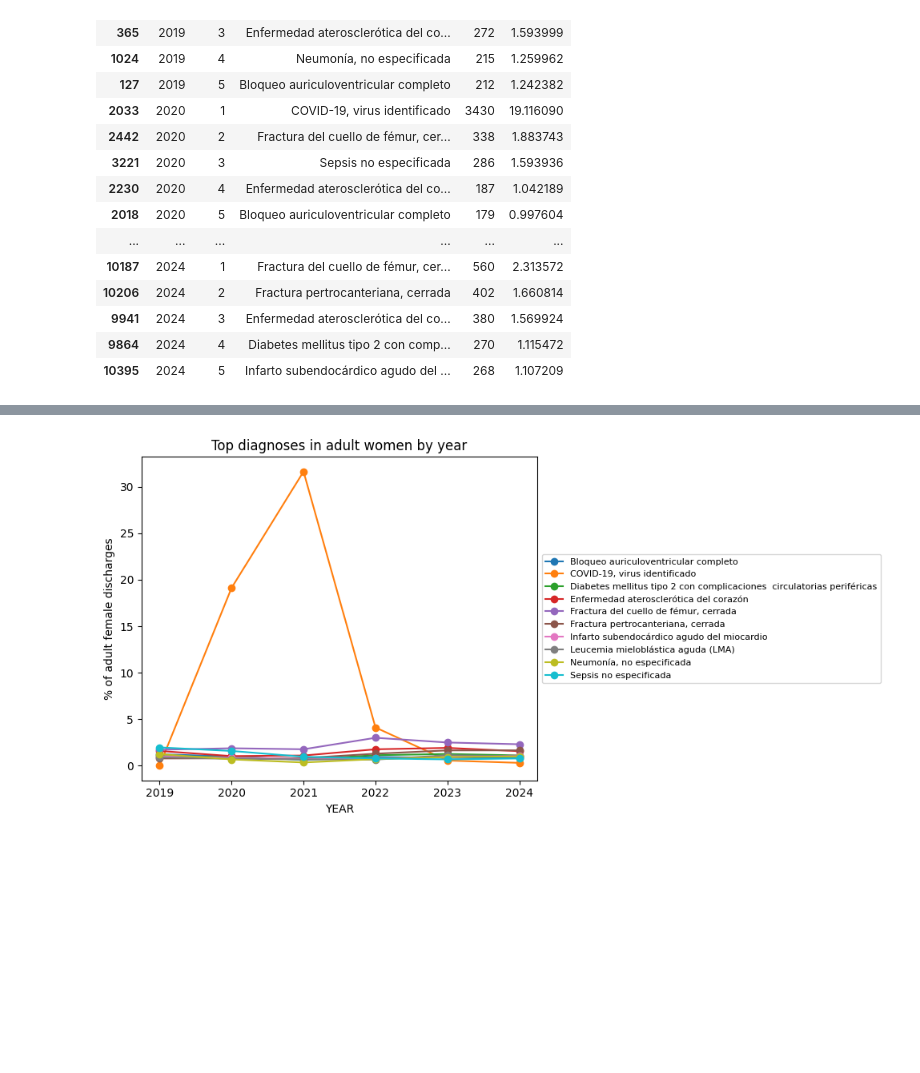
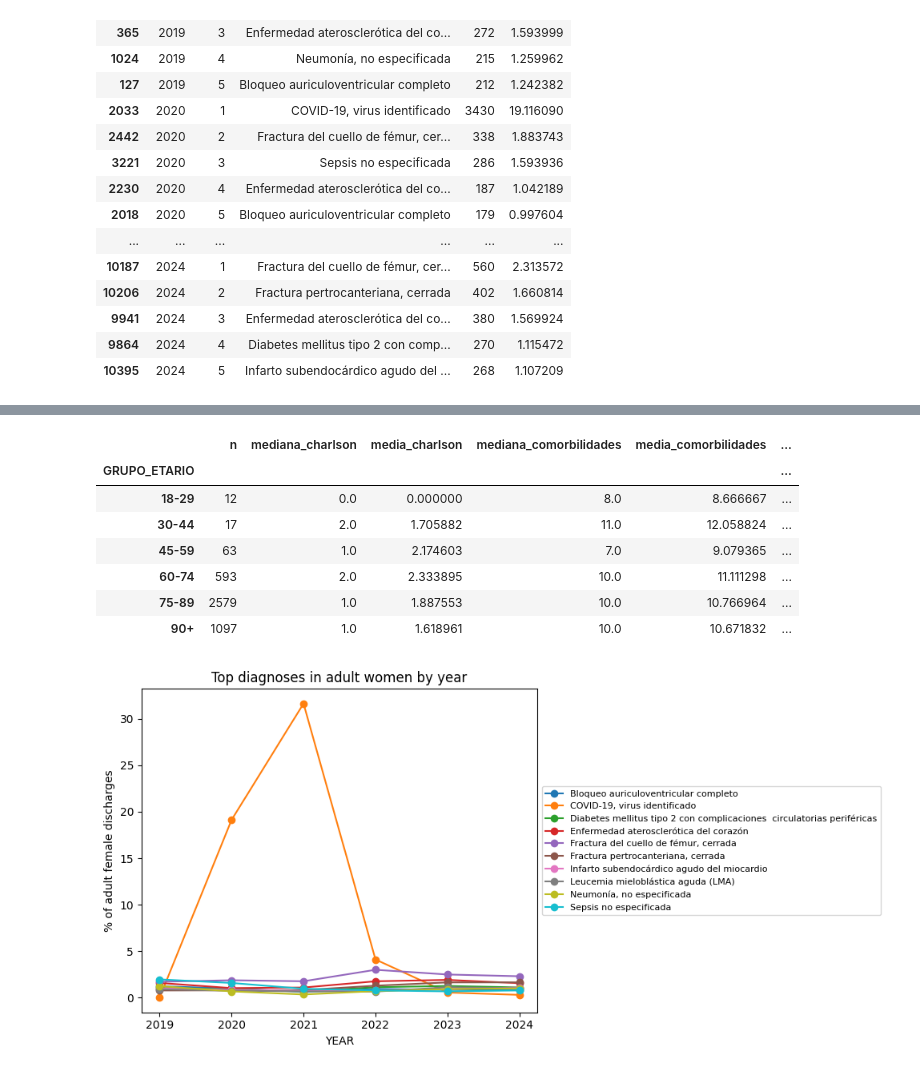
Before and after one commit to pbj-glitch/BusinessIntelligence, a Jupyter notebook: c1MariaLukas.ipynb, the cells around one changed output, grey strips where cells are left out. Saved outputs shown, nothing was run; the diff lists cells and outputs as text; code cells hidden in the pictures; blank space fills up the shorter version.

Commit message:
Analisis mas especifico y comorbilidad de charlson

```diff
--- a/c1MariaLukas.ipynb
+++ b/c1MariaLukas.ipynb
@@ -279,3 +279,14 @@ top5[['YEAR', 'rank', 'DESCRIPCION', 'n', 'pct']]
 | 9941 | 2024 | 3 | Enfermedad aterosclerótica del co... | 380 | 1.569924 |
 | 9864 | 2024 | 4 | Diabetes mellitus tipo 2 con comp... | 270 | 1.115472 |
 | 10395 | 2024 | 5 | Infarto subendocárdico agudo del ... | 268 | 1.107209 |
+# %%
+hip_codes = ['Fractura del cuello de fémur, cerrada', 'Fractura pertrocanteriana, cerrada']
+hip_codes2=['S72.0', 'S72.1', 'S72.2', 'S72.3', 'S72.4', 'S72.9']
+hip = mujeres[mujeres['DESCRIPCION'].isin(hip_codes)].copy()
+hip2 = mujeres[mujeres['DIAGNOSTICO1'].isin(hip_codes2)].copy()
+
+hip.groupby('GRUPO_ETARIO', observed=True).agg(
+    n=('DIAS_ESTANCIA', 'size'),
+    mediana_estancia=('DIAS_ESTANCIA', 'median'),
+    mortalidad=('FALLECIDO', 'mean')
+)
@@ -281,0 +326,11 @@ top5[['YEAR', 'rank', 'DESCRIPCION', 'n', 'pct']]
+# %%
+hip.groupby('GRUPO_ETARIO', observed=True).agg(
+    n=('DIAS_ESTANCIA', 'size'),
+    mediana_charlson=('INDICE_CHARLSON', 'median'),
+    media_charlson=('INDICE_CHARLSON', 'mean'),
+    mediana_comorbilidades=('N_COMORBILIDADES', 'median'),
+    media_comorbilidades=('N_COMORBILIDADES', 'mean'),
+    mortalidad=('FALLECIDO', 'mean')
+)
+hip['CHARLSON_TIER'] = pd.cut(hip['INDICE_CHARLSON'], bins=[-1, 0, 2, 100], labels=['0', '1-2', '3+'])
+pd.crosstab(hip['GRUPO_ETARIO'], hip['CHARLSON_TIER'], values=hip['FALLECIDO'], aggfunc='mean')
@@ -282,3 +346,21 @@ top5[['YEAR', 'rank', 'DESCRIPCION', 'n', 'pct']]
+# %%
+hip.groupby('GRUPO_ETARIO', observed=True).agg(
+    n=('DIAS_ESTANCIA', 'size'),
+    mediana_charlson=('INDICE_CHARLSON', 'median'),
+    media_charlson=('INDICE_CHARLSON', 'mean'),
+    mediana_comorbilidades=('N_COMORBILIDADES', 'median'),
+    media_comorbilidades=('N_COMORBILIDADES', 'mean'),
+    mortalidad=('FALLECIDO', 'mean')
+)
+# %% [output]
+|  | n | mediana_charlson | media_charlson | mediana_comorbilidades | media_comorbilidades | ... |
+| GRUPO_ETARIO |  |  |  |  |  | ... |
+| 18-29 | 12 | 0.0 | 0.000000 | 8.0 | 8.666667 | ... |
+| 30-44 | 17 | 2.0 | 1.705882 | 11.0 | 12.058824 | ... |
+| 45-59 | 63 | 1.0 | 2.174603 | 7.0 | 9.079365 | ... |
+| 60-74 | 593 | 2.0 | 2.333895 | 10.0 | 11.111298 | ... |
+| 75-89 | 2579 | 1.0 | 1.887553 | 10.0 | 10.766964 | ... |
+| 90+ | 1097 | 1.0 | 1.618961 | 10.0 | 10.671832 | ... |
 # %%
 dx_top = top5['DESCRIPCION'].unique()
 
```
Also changed, not shown: parts of 4 cells of this notebook.
